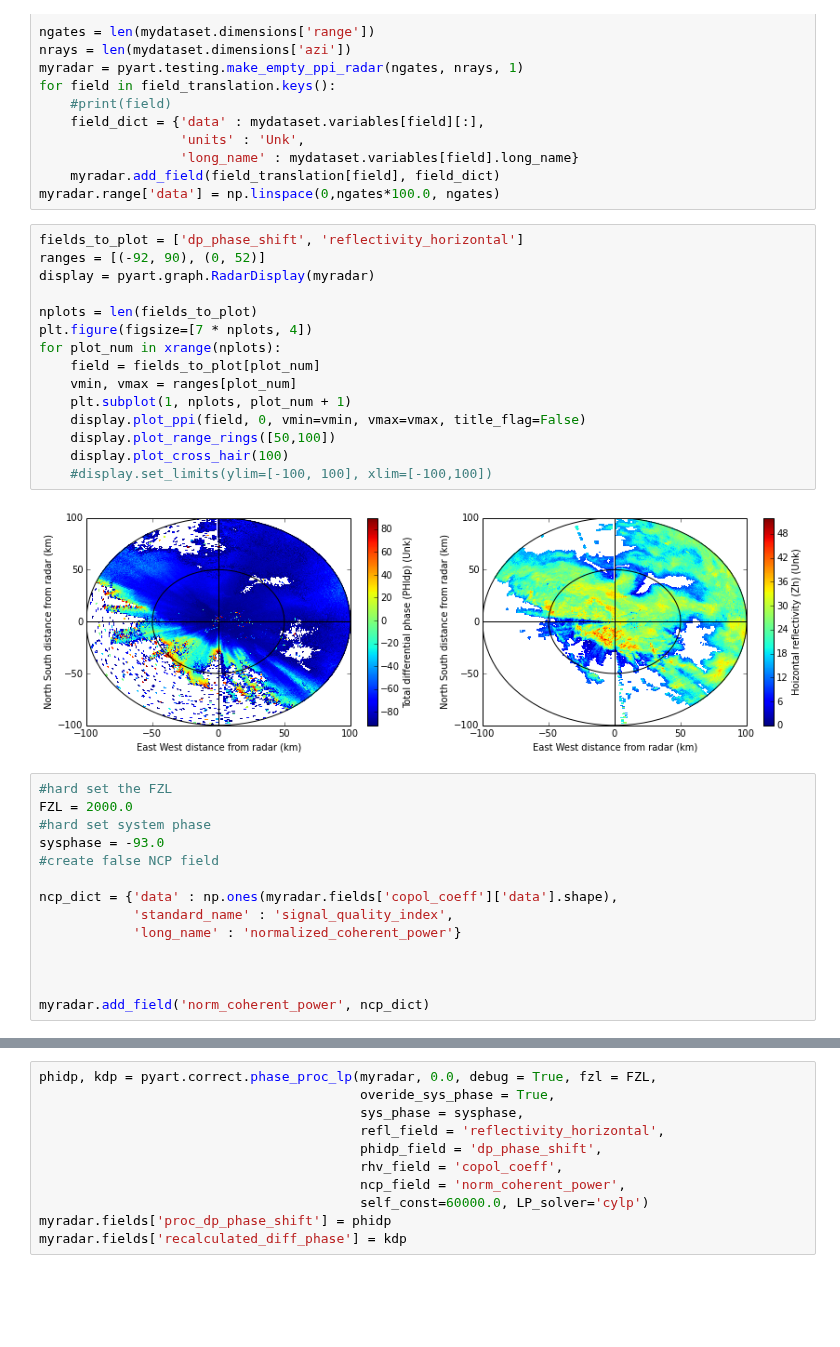
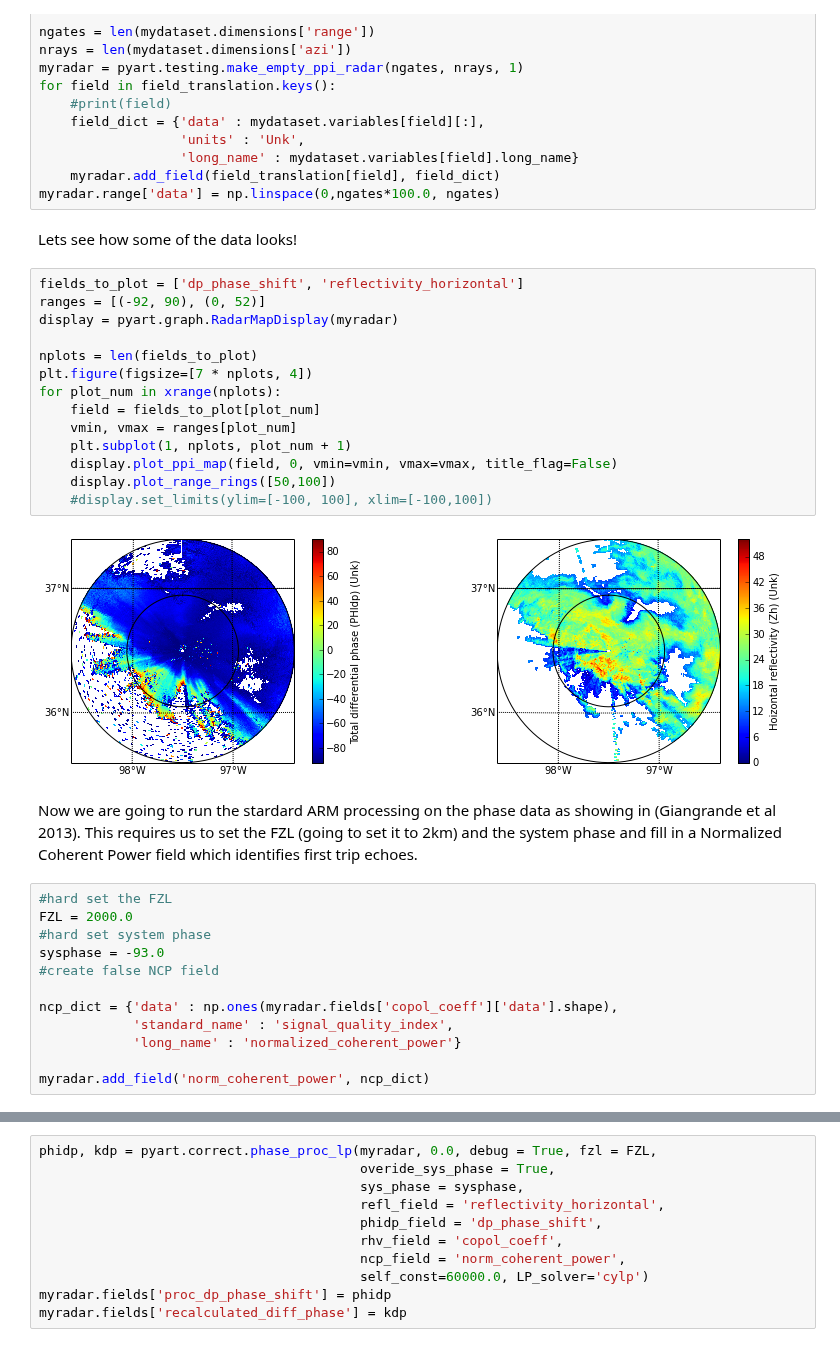
Before and after one commit to scollis/notebooks, a Jupyter notebook: UBonn/U-Bonn.ipynb, the cells around one changed output, grey strips where cells are left out. Saved outputs shown, nothing was run; the diff lists cells and outputs as text; blank space fills up the shorter version.

```diff
--- a/UBonn/U-Bonn.ipynb
+++ b/UBonn/U-Bonn.ipynb
@@ -58,23 +75,26 @@ for field in field_translation.keys():
                   'long_name' : mydataset.variables[field].long_name}
     myradar.add_field(field_translation[field], field_dict)
 myradar.range['data'] = np.linspace(0,ngates*100.0, ngates)
+# %% [markdown]
+Lets see how some of the data looks!
 # %%
 fields_to_plot = ['dp_phase_shift', 'reflectivity_horizontal']
 ranges = [(-92, 90), (0, 52)]
-display = pyart.graph.RadarDisplay(myradar)
+display = pyart.graph.RadarMapDisplay(myradar)
 
 nplots = len(fields_to_plot)
 plt.figure(figsize=[7 * nplots, 4])
 for plot_num in xrange(nplots):
     field = fields_to_plot[plot_num]
     vmin, vmax = ranges[plot_num]
     plt.subplot(1, nplots, plot_num + 1)
-    display.plot_ppi(field, 0, vmin=vmin, vmax=vmax, title_flag=False)
+    display.plot_ppi_map(field, 0, vmin=vmin, vmax=vmax, title_flag=False)
     display.plot_range_rings([50,100])
-    display.plot_cross_hair(100)
     #display.set_limits(ylim=[-100, 100], xlim=[-100,100])
 # %% [output]
-[figure, old version]
+[figure, new version]
+# %% [markdown]
+Now we are going to run the stardard ARM processing on the phase data as showing in (Giangrande et al 2013). This requires us to set the FZL (going to set it to 2km) and the system phase and fill in a Normalized Coherent Power field which identifies first trip echoes.
 # %%
 #hard set the FZL
 FZL = 2000.0
@@ -86,6 +106,4 @@ ncp_dict = {'data' : np.ones(myradar.fields['copol_coeff']['data'].shape),
             'standard_name' : 'signal_quality_index',
             'long_name' : 'normalized_coherent_power'}
 
-
-
 myradar.add_field('norm_coherent_power', ncp_dict)
```
Also changed, not shown: parts of 14 cells of this notebook.
